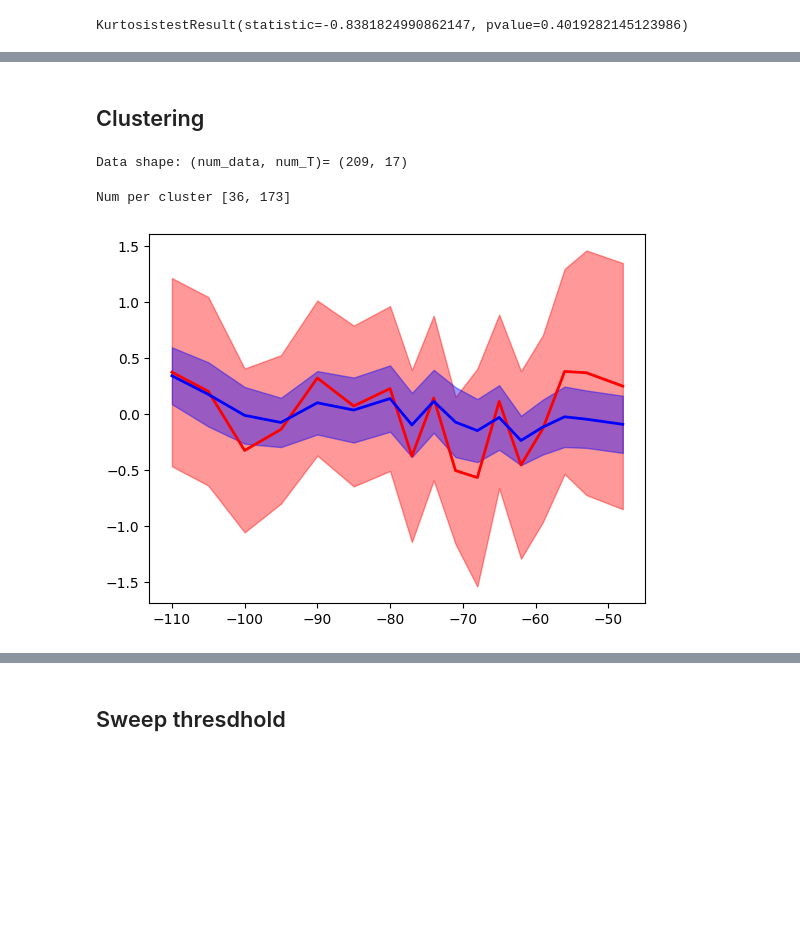
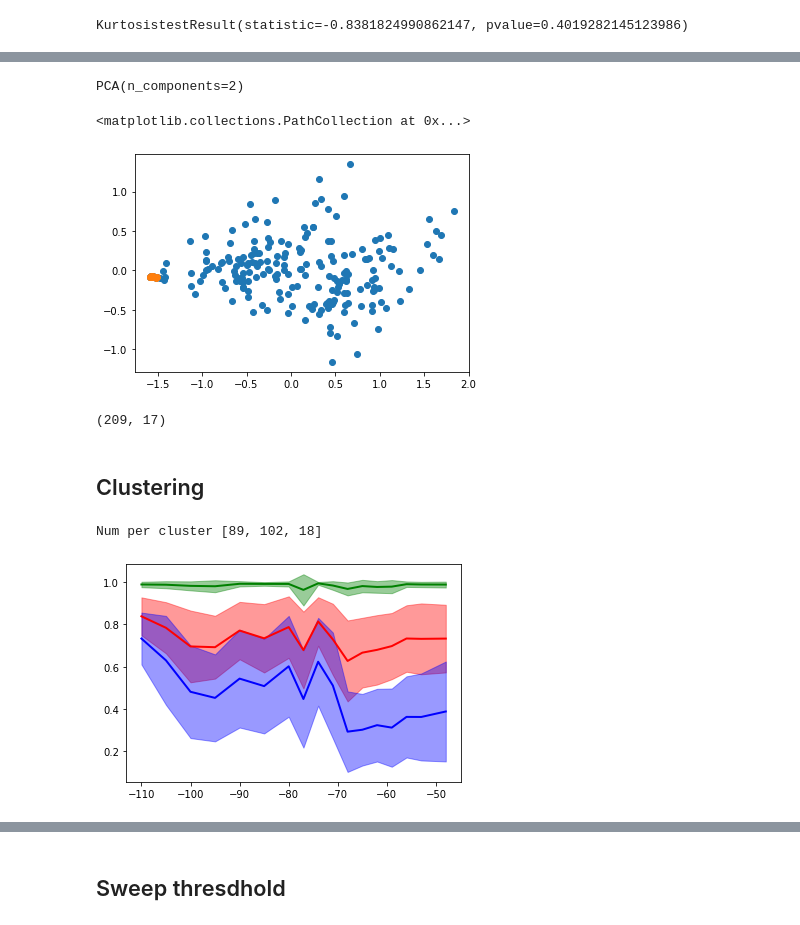
Before and after one commit to hainingpan/4D, a Jupyter notebook: XTEC_STEM_recal.ipynb, the cells around one changed output, grey strips where cells are left out. Drawn from its saved outputs; the diff is of its cells as text; code cells hidden in the pictures; blank space fills up the shorter version.

Commit message:
update quantile transformation

```diff
--- a/XTEC_STEM_recal.ipynb
+++ b/XTEC_STEM_recal.ipynb
@@ -144,5 +286,13 @@ offset_list=[center-center_list[0] for center in center_list]
 mask_ind_shift=[mask_ind+offset for offset in offset_list]
 # %%
 Data_ind=mask_ind_shift[0]
-Data_thresh=np.log10(np.array([I[T_ind,x,y][tuple(ind.T)] for T_ind,ind in zip(range(T.shape[0]-1),mask_ind_shift)]))
-# Data_thresh=(np.log10(np.array([I[T_ind,x,y][tuple(ind.T)] for T_ind,ind in zip(range(T.shape[0]-1),mask_ind_shift)]))+np.log10(np.array([I[T_ind,x+1,y][tuple(ind.T)] for T_ind,ind in zip(range(T.shape[0]-1),mask_ind_shift)]))+np.log10(np.array([I[T_ind,x-1,y][tuple(ind.T)] for T_ind,ind in zip(range(T.shape[0]-1),mask_ind_shift)]))+np.log10(np.array([I[T_ind,x,y+1][tuple(ind.T)] for T_ind,ind in zip(range(T.shape[0]-1),mask_ind_shift)]))+np.log10(np.array([I[T_ind,x,y-1][tuple(ind.T)] for T_ind,ind in zip(range(T.shape[0]-1),mask_ind_shift)])))/5
+
+data_stack=np.log10(I[:,x,y])
+
+data_stack=[quantile_transform(data_stack[T_idx].reshape((-1,1)),copy=True).reshape(data.shape) for T_idx in range(T.shape[0]-1)]
+
+# data_stack=[(data_stack[T_idx]-data_stack[T_idx].mean())/data_stack[T_idx].std() for T_idx in range(T.shape[0]-1)]
+
+Data_thresh=(np.array([data_stack[T_idx][tuple(idx.T)] for T_idx,idx in zip(range(T.shape[0]-1),mask_ind_shift)]))
+
+# Data_thresh=(np.log10(np.array([I[T_idx,x,y][tuple(idx.T)] for T_idx,idx in zip(range(T.shape[0]-1),mask_ind_shift)]))+np.log10(np.array([I[T_idx,x+1,y][tuple(idx.T)] for T_idx,idx in zip(range(T.shape[0]-1),mask_ind_shift)]))+np.log10(np.array([I[T_idx,x-1,y][tuple(idx.T)] for T_idx,idx in zip(range(T.shape[0]-1),mask_ind_shift)]))+np.log10(np.array([I[T_idx,x,y+1][tuple(idx.T)] for T_idx,idx in zip(range(T.shape[0]-1),mask_ind_shift)]))+np.log10(np.array([I[T_idx,x,y-1][tuple(idx.T)] for T_idx,idx in zip(range(T.shape[0]-1),mask_ind_shift)])))/5
@@ -199,0 +378,12 @@ KurtosistestResult(statistic=-0.8381824990862147, pvalue=0.4019282145123986)
+# %%
+Tlist=T[:-1]
+x_train = np.array(Tlist)
+data_post_thresh = Data_thresh
+
+Rescaled_data= data_post_thresh
+# Rescaled_data  = (data_post_thresh/np.mean(data_post_thresh,axis=0)-1)
+# Rescaled_data = (data_post_thresh-np.mean(data_post_thresh,axis=0))/np.std(np.mean(data_post_thresh,axis=0))
+# Rescaled_data = quantile_transform(Rescaled_data.T,copy=True).T
+
+y_train=Rescaled_data.transpose()
+print('Data shape: (num_data, num_T)=',y_train.shape)
@@ -199,0 +396,6 @@ KurtosistestResult(statistic=-0.8381824990862147, pvalue=0.4019282145123986)
+# %%
+pca=PCA(n_components=2)
+# %%
+pca.fit(y_train)
+# %% [output]
+PCA(n_components=2)
@@ -200,24 +404,23 @@ KurtosistestResult(statistic=-0.8381824990862147, pvalue=0.4019282145123986)
+# %%
+fig,ax=plt.subplots()
+ax.scatter(*y_pc.T)
+ax.scatter(*y_pc[:10].T)
+# %% [output]
+<matplotlib.collections.PathCollection at 0x...>
+[figure, added]
+# %%
+y_train.shape
+# %% [output]
+(209, 17)
 # %% [markdown]
 ## Clustering
-# %%
-Tlist=T[:-1]
-x_train = np.array(Tlist)
-data_post_thresh = Data_thresh
-# Rescaled_data= data_post_thresh
-# Rescaled_data  = (data_post_thresh/np.mean(data_post_thresh,axis=0)-1)
-Rescaled_data = (data_post_thresh-np.mean(data_post_thresh,axis=0))/np.std(np.mean(data_post_thresh,axis=0))
-
-y_train=Rescaled_data.transpose()
-print('Data shape: (num_data, num_T)=',y_train.shape)
-# %% [output]
-Data shape: (num_data, num_T)= (209, 17)
 # %%
-num_clusters = 2
+num_clusters = 3
 clusterGMM = GMM(y_train,num_clusters)
 clusterGMM.RunEM()
 print('Num per cluster',clusterGMM.num_per_cluster)
 cluster_assignments = clusterGMM.cluster_assignments
 clusterGMM.Plot_Cluster_Results_traj(x_train)
 # %% [output]
-Num per cluster [36, 173]
+Num per cluster [89, 102, 18]
-[figure, old version]
+[figure, new version]
```
Also changed, not shown: parts of 67 cells of this notebook.
